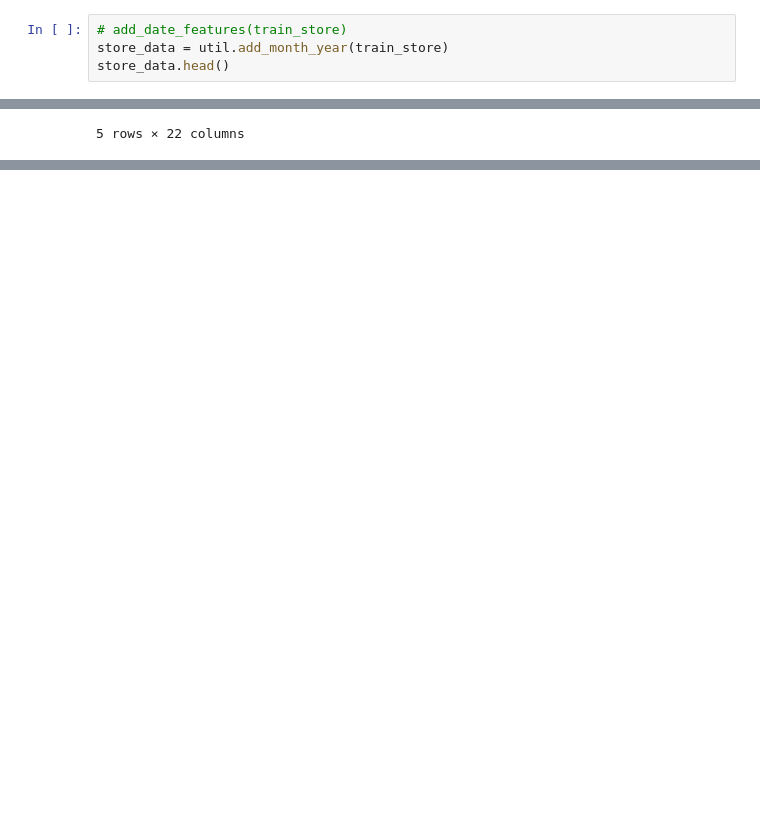
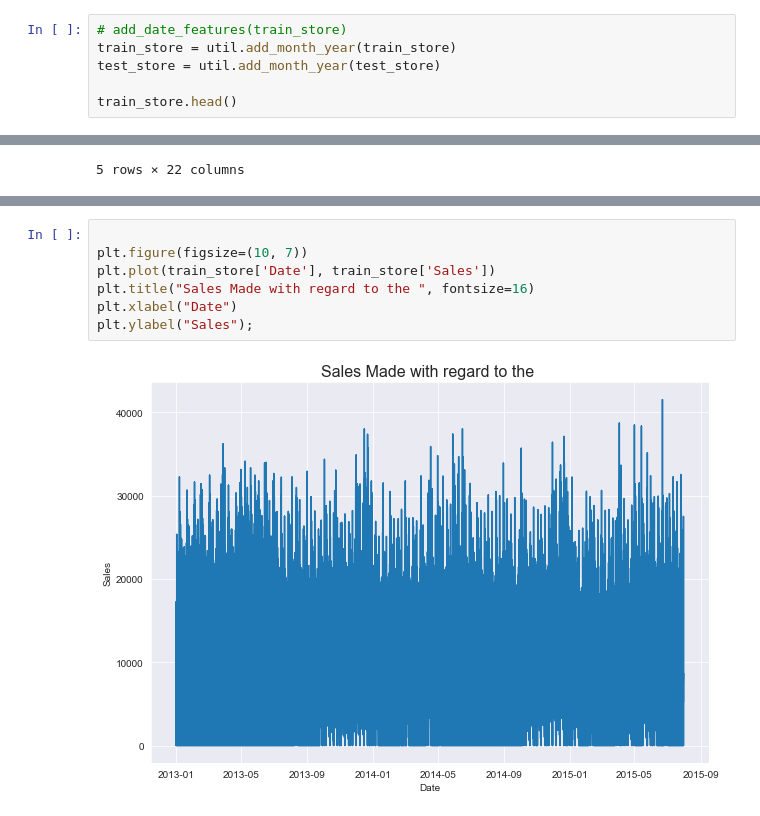
Before and after one commit to ProgrammingOperative/Pharmaceutical-Sales-Prediction, a Jupyter notebook: notebooks/Preprocessing.ipynb, the cells around one changed output, grey strips where cells are left out. Saved outputs shown, nothing was run; the diff lists cells and outputs as text; blank space fills up the shorter version.

Commit message:
Add train and test data

```diff
--- a/notebooks/Preprocessing.ipynb
+++ b/notebooks/Preprocessing.ipynb
@@ -42,7 +52,9 @@ train_store.head()
 # %%
 # add_date_features(train_store)
-store_data = util.add_month_year(train_store)
-store_data.head()
+train_store = util.add_month_year(train_store)
+test_store = util.add_month_year(test_store)
+
+train_store.head()
 # %% [output]
 |  | Store | DayOfWeek | Date | Sales | Customers | Open | Promo | StateHoliday | SchoolHoliday | ... |
 | 0 | 1 | 5 | 2015-07-31 | 5263 | 555 | 1 | 1 | 0 | 1 | ... |
@@ -130,0 +164,9 @@ memory usage: 147.5+ MB
+# %%
+
+plt.figure(figsize=(10, 7))
+plt.plot(train_store['Date'], train_store['Sales'])
+plt.title("Sales Made with regard to the ", fontsize=16)
+plt.xlabel("Date")
+plt.ylabel("Sales");
+# %% [output]
+[figure, added]
```
Also changed, not shown: parts of 24 cells of this notebook, 1 other file.
